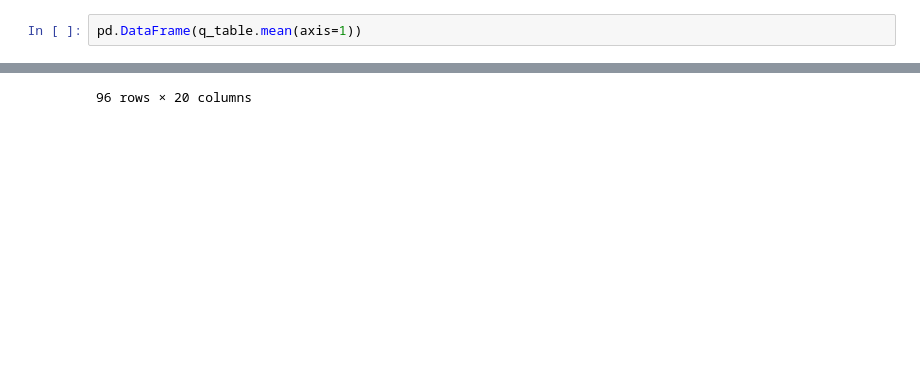
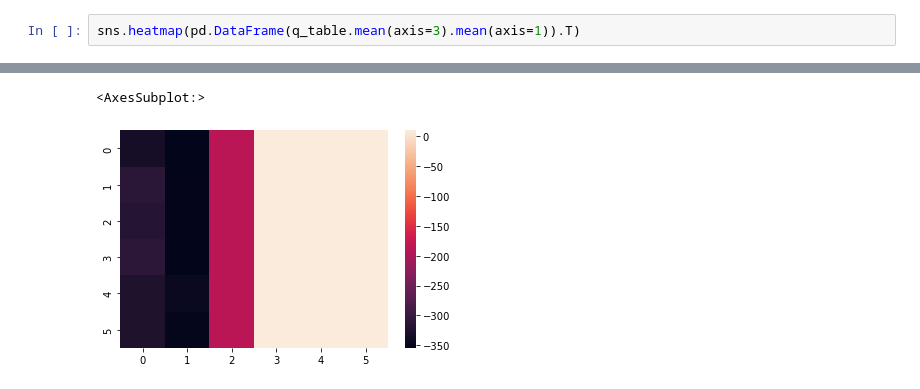
Before and after one commit to larloch10938/ucl_final_project, a Jupyter notebook: reinforcement/test3_gym.ipynb, the cells around one changed output, grey strips where cells are left out. Cells and saved outputs as stored; diff of their text form; blank space fills up the shorter version.

```diff
--- a/reinforcement/test3_gym.ipynb
+++ b/reinforcement/test3_gym.ipynb
@@ -144,3 +237,3 @@ env.close()
 # %%
-pd.DataFrame(q_table.mean(axis=1))
+sns.heatmap(pd.DataFrame(q_table.mean(axis=3).mean(axis=1)).T)
 # %% [output]
@@ -159,2 +240,3 @@ pd.DataFrame(q_table.mean(axis=1))
-96 rows × 20 columns
+<AxesSubplot:>
+[figure, added]
 # %%
```
Also changed, not shown: parts of 11 cells of this notebook.
